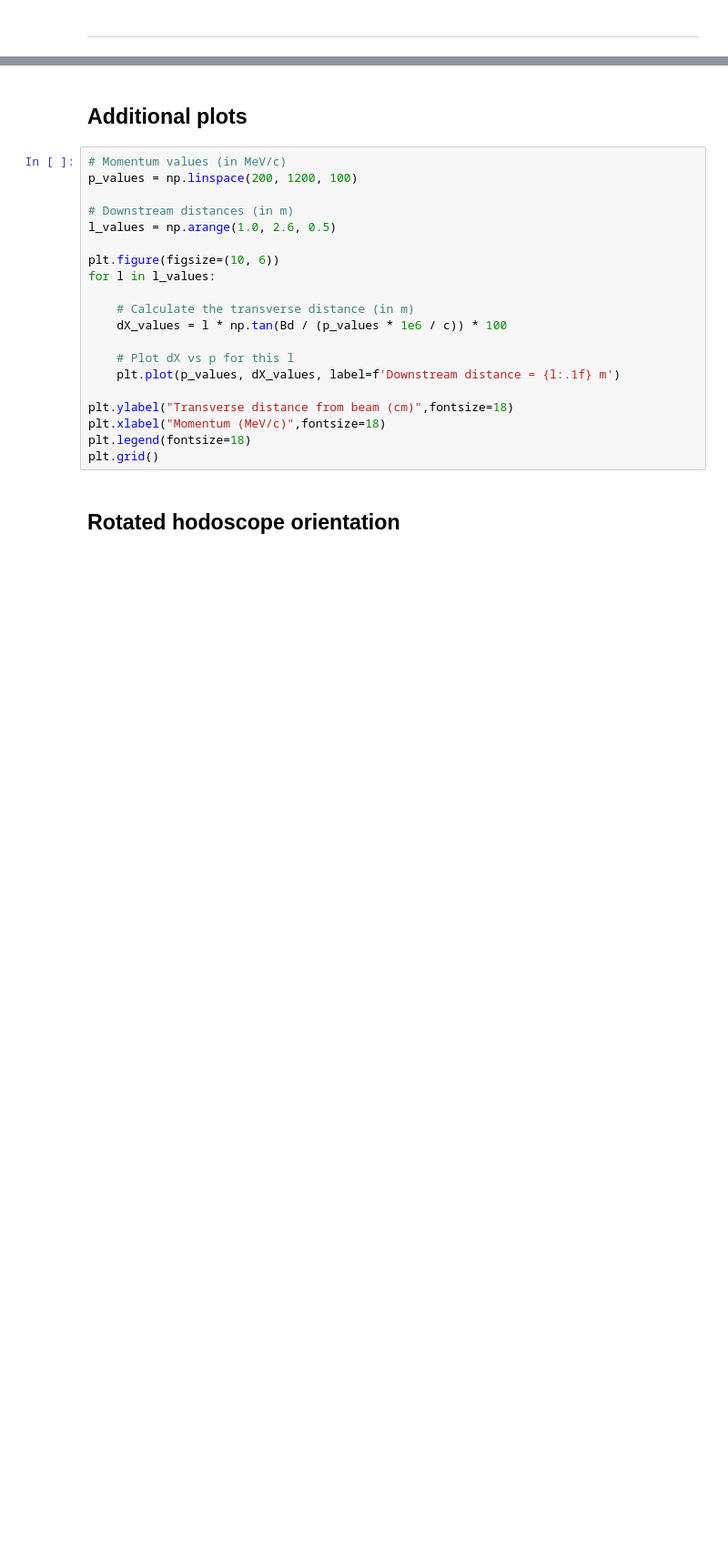
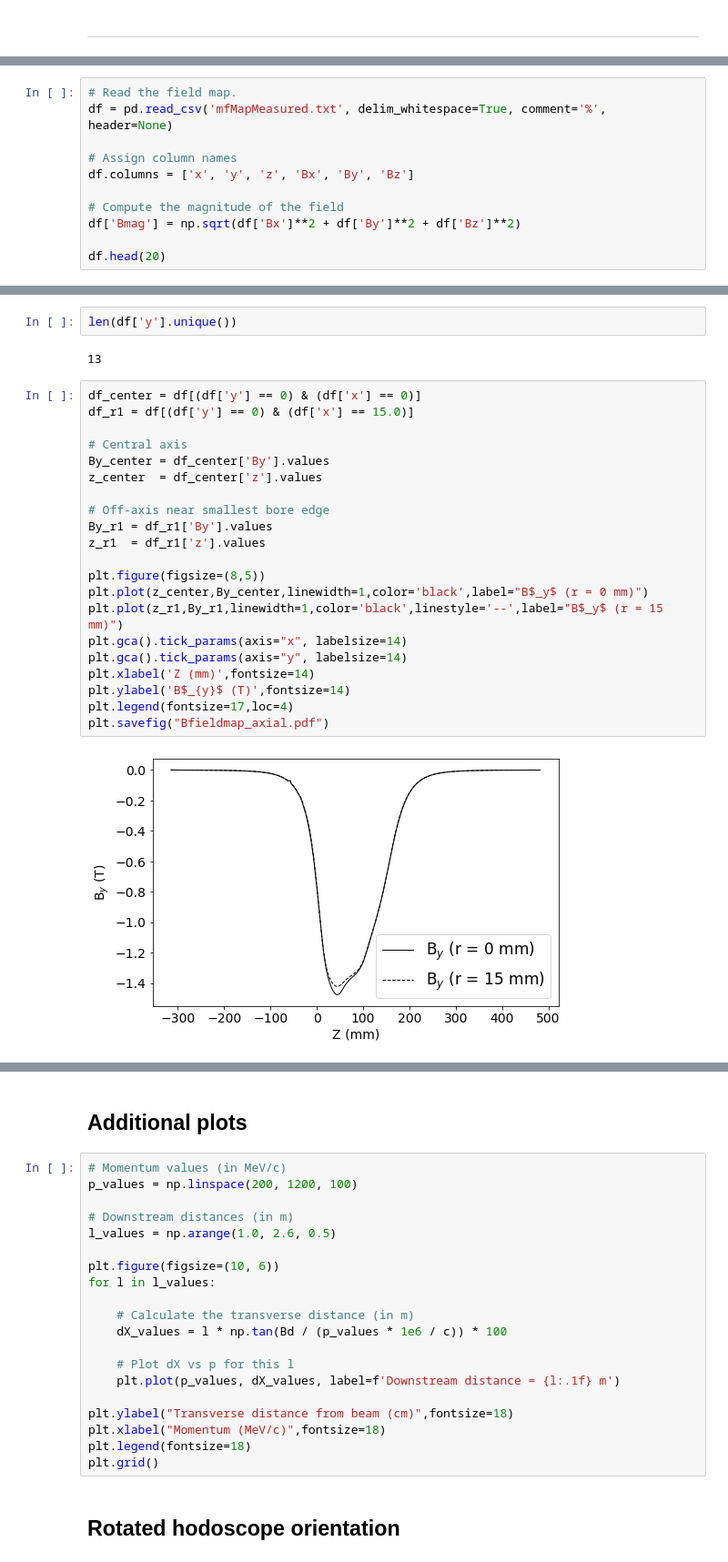
Before and after one commit to jerenner/T9BeamTestAna, a Jupyter notebook: python/new_analysis/hodoscope/field_calculations.ipynb, the cells around one changed output, grey strips where cells are left out. Shown at 91% size. Drawn from its saved outputs; the diff is of its cells as text; blank space fills up the shorter version.

```diff
--- a/python/new_analysis/hodoscope/field_calculations.ipynb
+++ b/python/new_analysis/hodoscope/field_calculations.ipynb
@@ -237,0 +277,11 @@ p_LG
+# %%
+# Read the field map.
+df = pd.read_csv('mfMapMeasured.txt', delim_whitespace=True, comment='%', header=None)
+
+# Assign column names
+df.columns = ['x', 'y', 'z', 'Bx', 'By', 'Bz']
+
+# Compute the magnitude of the field
+df['Bmag'] = np.sqrt(df['Bx']**2 + df['By']**2 + df['Bz']**2)
+
+df.head(20)
@@ -237,0 +306,27 @@ p_LG
+# %%
+len(df['y'].unique())
+# %% [output]
+13
+# %%
+df_center = df[(df['y'] == 0) & (df['x'] == 0)]
+df_r1 = df[(df['y'] == 0) & (df['x'] == 15.0)]
+
+# Central axis
+By_center = df_center['By'].values
+z_center  = df_center['z'].values
+
+# Off-axis near smallest bore edge
+By_r1 = df_r1['By'].values
+z_r1  = df_r1['z'].values
+
+plt.figure(figsize=(8,5))
+plt.plot(z_center,By_center,linewidth=1,color='black',label="B$_y$ (r = 0 mm)")
+plt.plot(z_r1,By_r1,linewidth=1,color='black',linestyle='--',label="B$_y$ (r = 15 mm)")
+plt.gca().tick_params(axis="x", labelsize=14)
+plt.gca().tick_params(axis="y", labelsize=14)
+plt.xlabel('Z (mm)',fontsize=14)
+plt.ylabel('B$_{y}$ (T)',fontsize=14)
+plt.legend(fontsize=17,loc=4)
+plt.savefig("Bfieldmap_axial.pdf")
+# %% [output]
+[figure, added]
```
Also changed, not shown: parts of 18 cells of this notebook, 3 other files.
